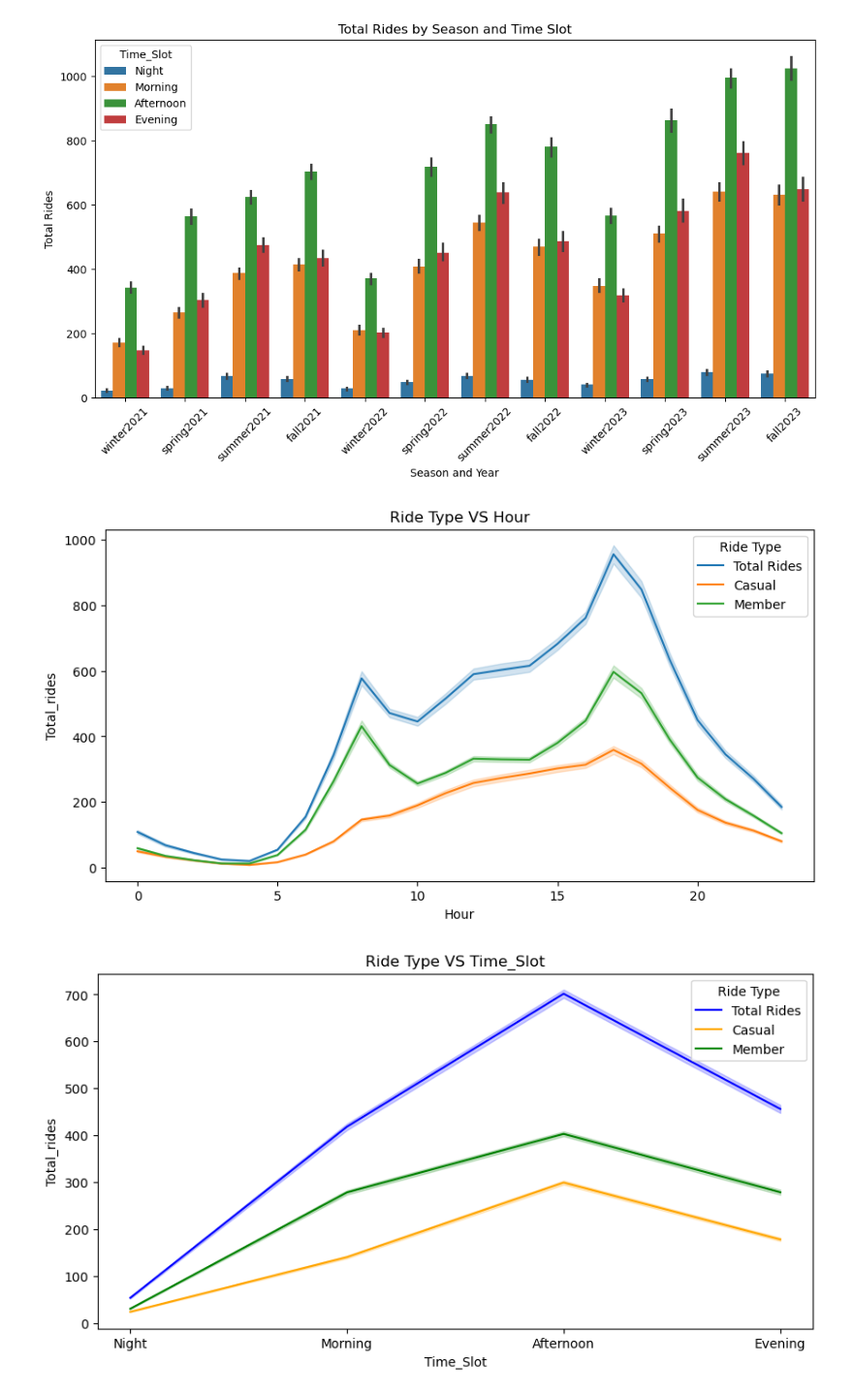
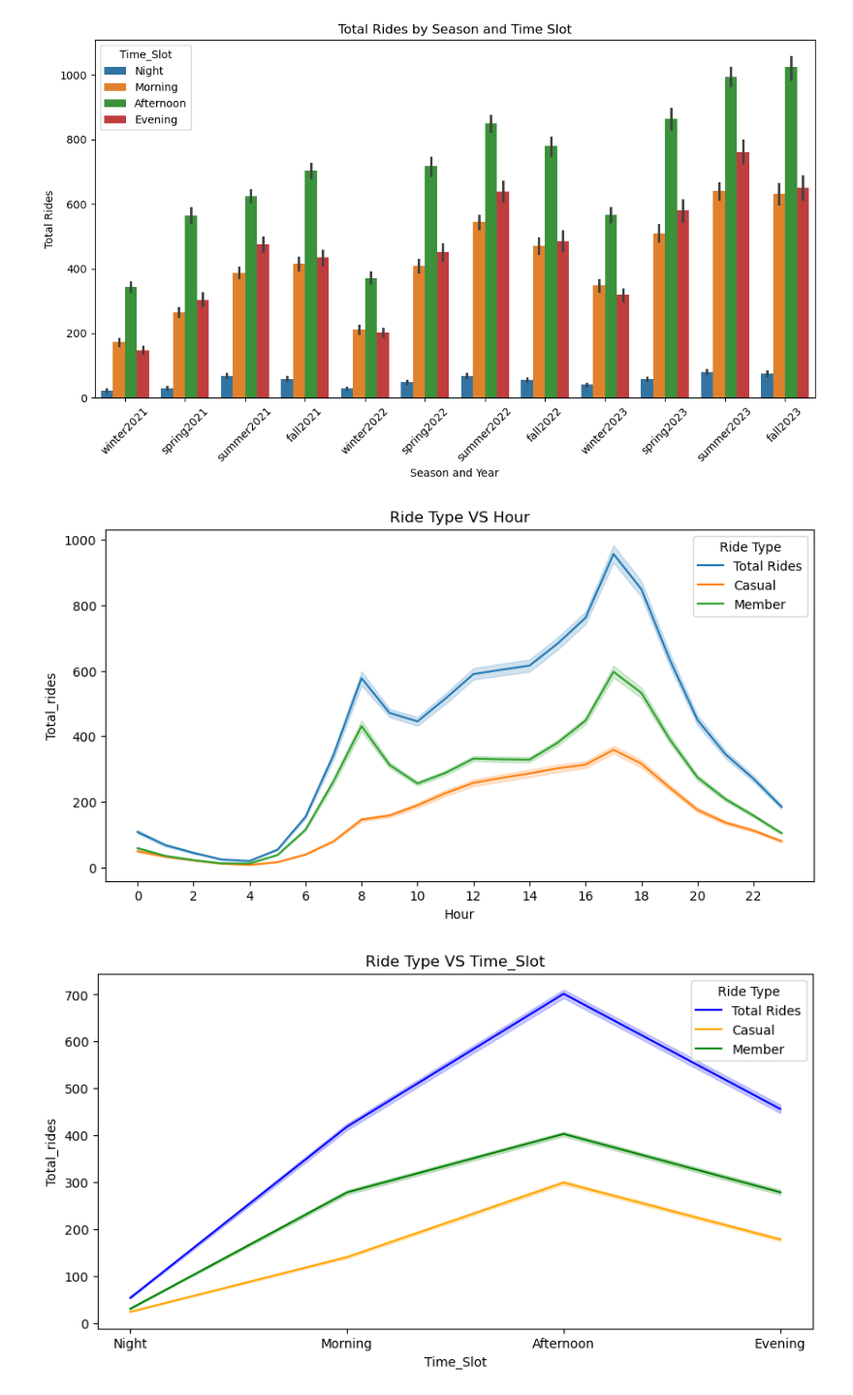
Before and after one commit to Karan9603/Data-Science-Projects, a Jupyter notebook: Project_3_Bike_Project/EDA.ipynb, the cells around one changed output. Shown at 97% size. Saved outputs shown, nothing was run; the diff lists cells and outputs as text; code cells hidden in the pictures.

```diff
--- a/Project_3_Bike_Project/EDA.ipynb
+++ b/Project_3_Bike_Project/EDA.ipynb
@@ -176,17 +176,20 @@ plt.show()
 # %%
 plt.figure(figsize=(10,5))
 plt.title ('Ride Type VS Hour')
 sns.lineplot(H_data, y='Total_rides' , x='Hour', palette='blue', label='Total Rides')
 sns.lineplot(H_data, y='Casual' , x='Hour' , palette= 'orange', label = 'Casual')
 sns.lineplot(H_data, y='Member' , x='Hour', palette= 'Green', label = 'Member')
 # Add legend
 plt.legend(title='Ride Type', loc='upper right')
 #plt.ylabel ('Ride Type')
 
+# Set x-axis ticks to be at intervals of 2 (0, 2, 4, ...)
+plt.xticks(ticks=range(0, 24, 2))  # Assuming Hour is in the range 0 to 23
+
 # Show the plot
 plt.show()
 # %% [output]
-[figure, old version]
+[figure, new version]
 # %%
 #Time_Order = ('Morning', 'Afternonn', 'Evening', 'Night')
 #H_data['Time_Slot'] = pd.Categorical(H_data['Time_Slot'], categories=Time_Order, ordered=True)
```
Also changed, not shown: parts of 1 cell of this notebook, 2 other files.
